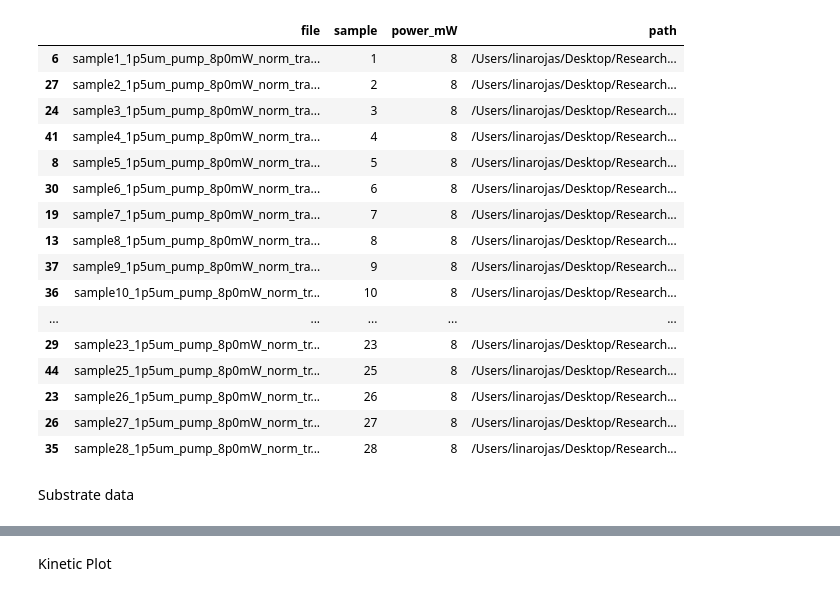
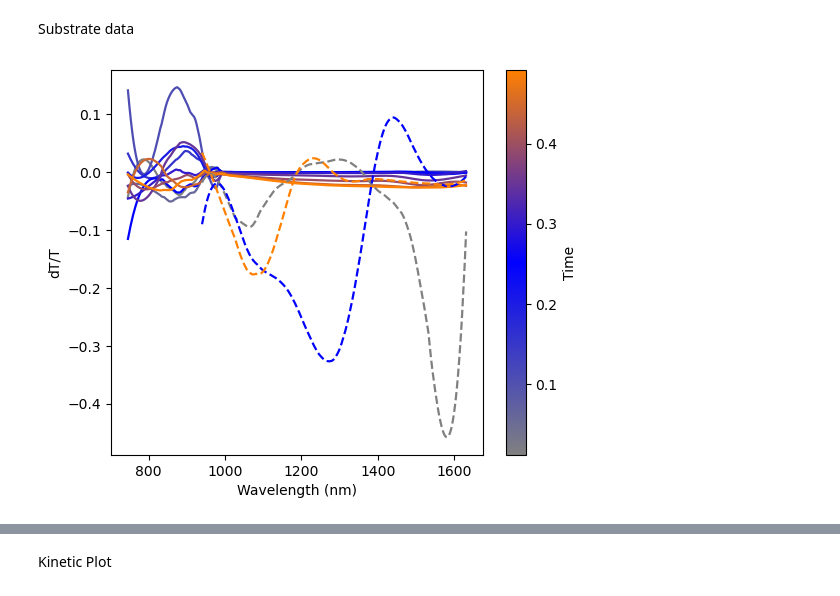
Before and after one commit to linarojas0824/Hybrid-Experimental-Data-Driven-Workflow, a Jupyter notebook: scripts/Notebooks/Pump_Probe_Results.ipynb, the cells around one changed output, grey strips where cells are left out. Drawn from its saved outputs; the diff is of its cells as text; code cells hidden in the pictures.

```diff
--- a/scripts/Notebooks/Pump_Probe_Results.ipynb
+++ b/scripts/Notebooks/Pump_Probe_Results.ipynb
@@ -45,25 +64,5 @@ files_index, selected = dc.extract_file_names(FOLDER, pattern= re.compile(
 
     re.VERBOSE
 ),select_power='max')
-# %%
-selected
-# %% [output]
-|  | file | sample | power_mW | path |
-| 6 | sample1_1p5um_pump_8p0mW_norm_tra... | 1 | 8 | /Users/linarojas/Desktop/Research... |
-| 27 | sample2_1p5um_pump_8p0mW_norm_tra... | 2 | 8 | /Users/linarojas/Desktop/Research... |
-| 24 | sample3_1p5um_pump_8p0mW_norm_tra... | 3 | 8 | /Users/linarojas/Desktop/Research... |
-| 41 | sample4_1p5um_pump_8p0mW_norm_tra... | 4 | 8 | /Users/linarojas/Desktop/Research... |
-| 8 | sample5_1p5um_pump_8p0mW_norm_tra... | 5 | 8 | /Users/linarojas/Desktop/Research... |
-| 30 | sample6_1p5um_pump_8p0mW_norm_tra... | 6 | 8 | /Users/linarojas/Desktop/Research... |
-| 19 | sample7_1p5um_pump_8p0mW_norm_tra... | 7 | 8 | /Users/linarojas/Desktop/Research... |
-| 13 | sample8_1p5um_pump_8p0mW_norm_tra... | 8 | 8 | /Users/linarojas/Desktop/Research... |
-| 37 | sample9_1p5um_pump_8p0mW_norm_tra... | 9 | 8 | /Users/linarojas/Desktop/Research... |
-| 36 | sample10_1p5um_pump_8p0mW_norm_tr... | 10 | 8 | /Users/linarojas/Desktop/Research... |
-| ... | ... | ... | ... | ... |
-| 29 | sample23_1p5um_pump_8p0mW_norm_tr... | 23 | 8 | /Users/linarojas/Desktop/Research... |
-| 44 | sample25_1p5um_pump_8p0mW_norm_tr... | 25 | 8 | /Users/linarojas/Desktop/Research... |
-| 23 | sample26_1p5um_pump_8p0mW_norm_tr... | 26 | 8 | /Users/linarojas/Desktop/Research... |
-| 26 | sample27_1p5um_pump_8p0mW_norm_tr... | 27 | 8 | /Users/linarojas/Desktop/Research... |
-| 35 | sample28_1p5um_pump_8p0mW_norm_tr... | 28 | 8 | /Users/linarojas/Desktop/Research... |
 # %% [markdown]
 Substrate data
@@ -86,3 +72,29 @@ master_time_sub = dc.build_master(selected_sub, smooth="time", method="gaussian"
 # %%
-df = master_wvl[12]
-df = df.drop(columns=["sample", "power_mW"])
+df1 = master_wvl[3].drop(columns=['sample','power_mW'])
+df2 = master_wvl_1[3].drop(columns=['sample','power_mW'])
+
+fig, ax = plt.subplots(figsize=(6, 5))
+
+pl.plot_spectra_at_times(
+    df1,
+    time_range=(0, 0.5),
+    step=4,
+    legend=False,
+    ax=ax,
+    linestyle="-",
+    add_colorbar=True
+)
+
+pl.plot_spectra_at_times(
+    df2,
+    time_range=(0, 0.5),
+    step=5,
+    legend=False,
+    ax=ax,
+    linestyle="--",
+    add_colorbar=False
+)
+
+plt.show()
+# %% [output]
+[figure, added]
```
Also changed, not shown: parts of 17 cells of this notebook, 7 other files.
